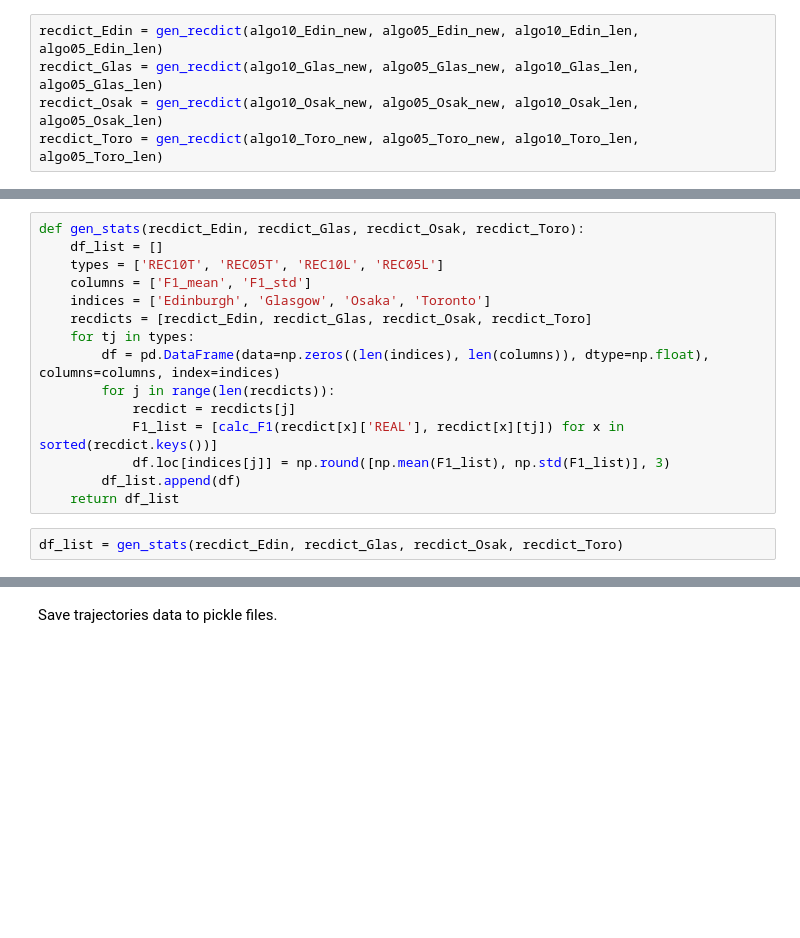
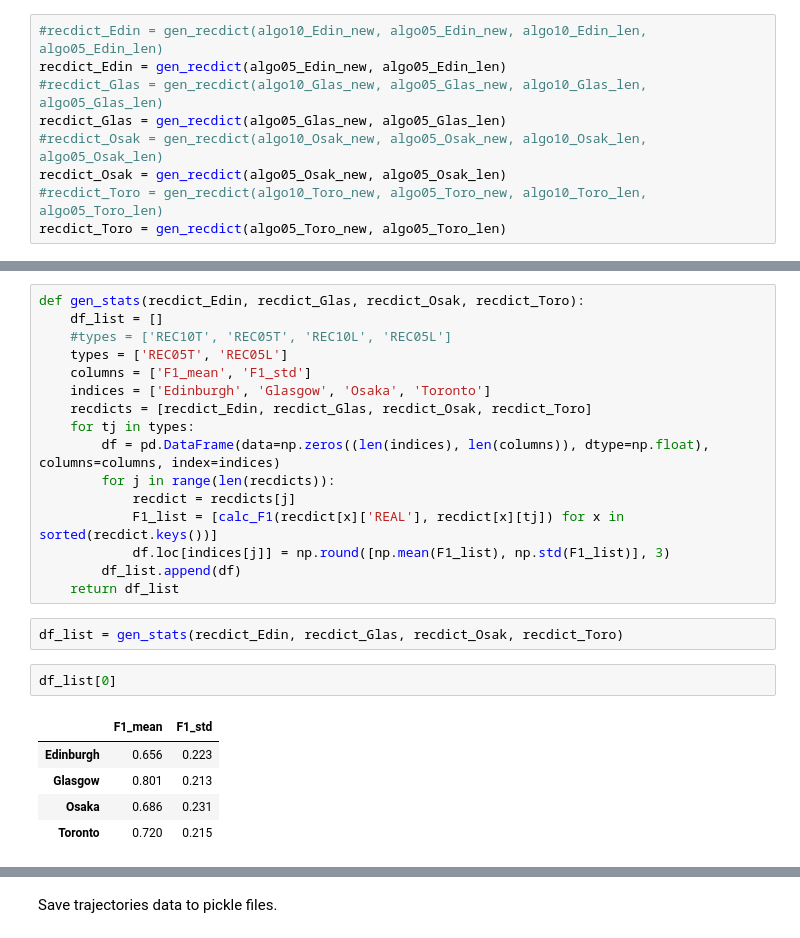
Before and after one commit to chengsoonong/digbeta, a Jupyter notebook: tour/ijcai15-KH.ipynb, the cells around one changed output, grey strips where cells are left out. Drawn from its saved outputs; the diff is of its cells as text; blank space fills up the shorter version.

```diff
--- a/tour/ijcai15-KH.ipynb
+++ b/tour/ijcai15-KH.ipynb
@@ -912,9 +917,13 @@ def gen_recdict(algo10_new, algo05_new, algo10_len, algo05_len):
     return recdict
 # %%
-recdict_Edin = gen_recdict(algo10_Edin_new, algo05_Edin_new, algo10_Edin_len, algo05_Edin_len)
-recdict_Glas = gen_recdict(algo10_Glas_new, algo05_Glas_new, algo10_Glas_len, algo05_Glas_len)
-recdict_Osak = gen_recdict(algo10_Osak_new, algo05_Osak_new, algo10_Osak_len, algo05_Osak_len)
-recdict_Toro = gen_recdict(algo10_Toro_new, algo05_Toro_new, algo10_Toro_len, algo05_Toro_len)
+#recdict_Edin = gen_recdict(algo10_Edin_new, algo05_Edin_new, algo10_Edin_len, algo05_Edin_len)
+recdict_Edin = gen_recdict(algo05_Edin_new, algo05_Edin_len)
+#recdict_Glas = gen_recdict(algo10_Glas_new, algo05_Glas_new, algo10_Glas_len, algo05_Glas_len)
+recdict_Glas = gen_recdict(algo05_Glas_new, algo05_Glas_len)
+#recdict_Osak = gen_recdict(algo10_Osak_new, algo05_Osak_new, algo10_Osak_len, algo05_Osak_len)
+recdict_Osak = gen_recdict(algo05_Osak_new, algo05_Osak_len)
+#recdict_Toro = gen_recdict(algo10_Toro_new, algo05_Toro_new, algo10_Toro_len, algo05_Toro_len)
+recdict_Toro = gen_recdict(algo05_Toro_new, algo05_Toro_len)
 # %% [markdown]
 Compute the F1 score for recommended trajectory.
 # %%
@@ -942,7 +951,8 @@ Sanity check.
 # %%
 def gen_stats(recdict_Edin, recdict_Glas, recdict_Osak, recdict_Toro):
     df_list = []
-    types = ['REC10T', 'REC05T', 'REC10L', 'REC05L']
+    #types = ['REC10T', 'REC05T', 'REC10L', 'REC05L']
+    types = ['REC05T', 'REC05L']
     columns = ['F1_mean', 'F1_std']
     indices = ['Edinburgh', 'Glasgow', 'Osaka', 'Toronto']
     recdicts = [recdict_Edin, recdict_Glas, recdict_Osak, recdict_Toro]
@@ -956,4 +966,12 @@ def gen_stats(recdict_Edin, recdict_Glas, recdict_Osak, recdict_Toro):
     return df_list
 # %%
 df_list = gen_stats(recdict_Edin, recdict_Glas, recdict_Osak, recdict_Toro)
+# %%
+df_list[0]
+# %% [output]
+|  | F1_mean | F1_std |
+| Edinburgh | 0.656 | 0.223 |
+| Glasgow | 0.801 | 0.213 |
+| Osaka | 0.686 | 0.231 |
+| Toronto | 0.720 | 0.215 |
 # %%
```
Also changed, not shown: parts of 8 cells of this notebook.
